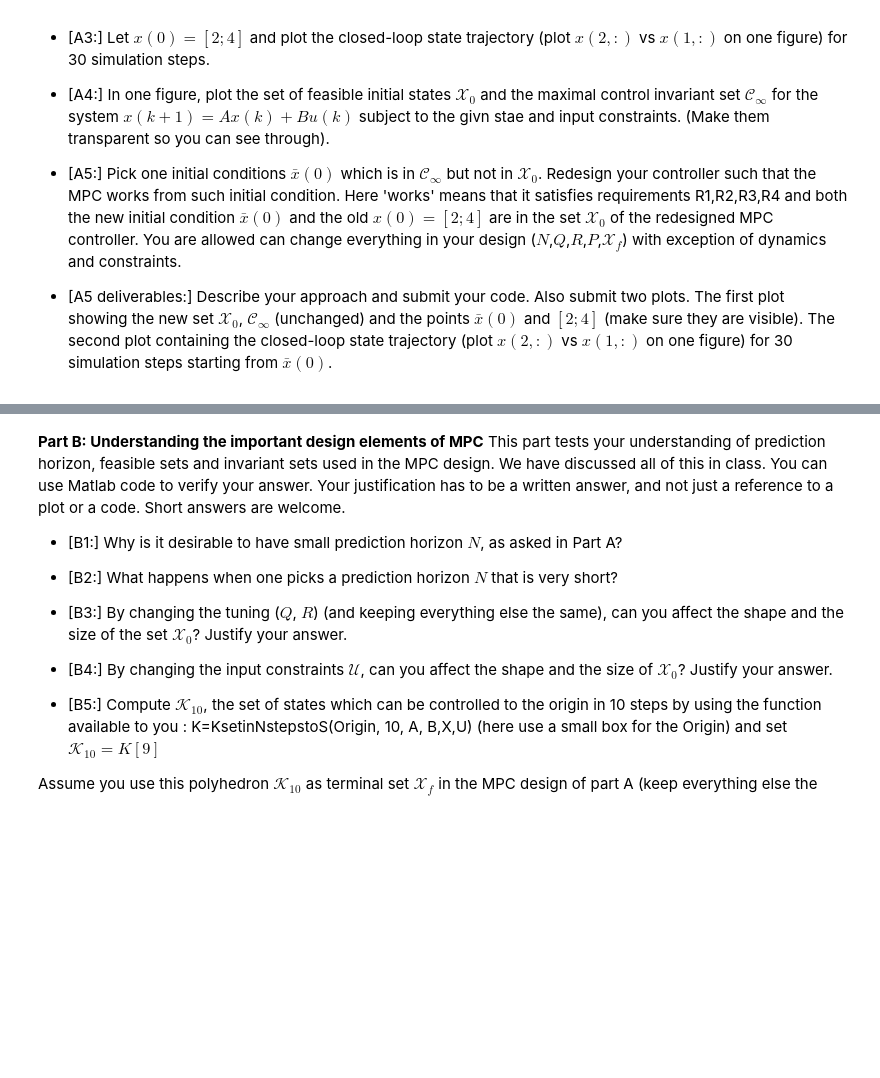
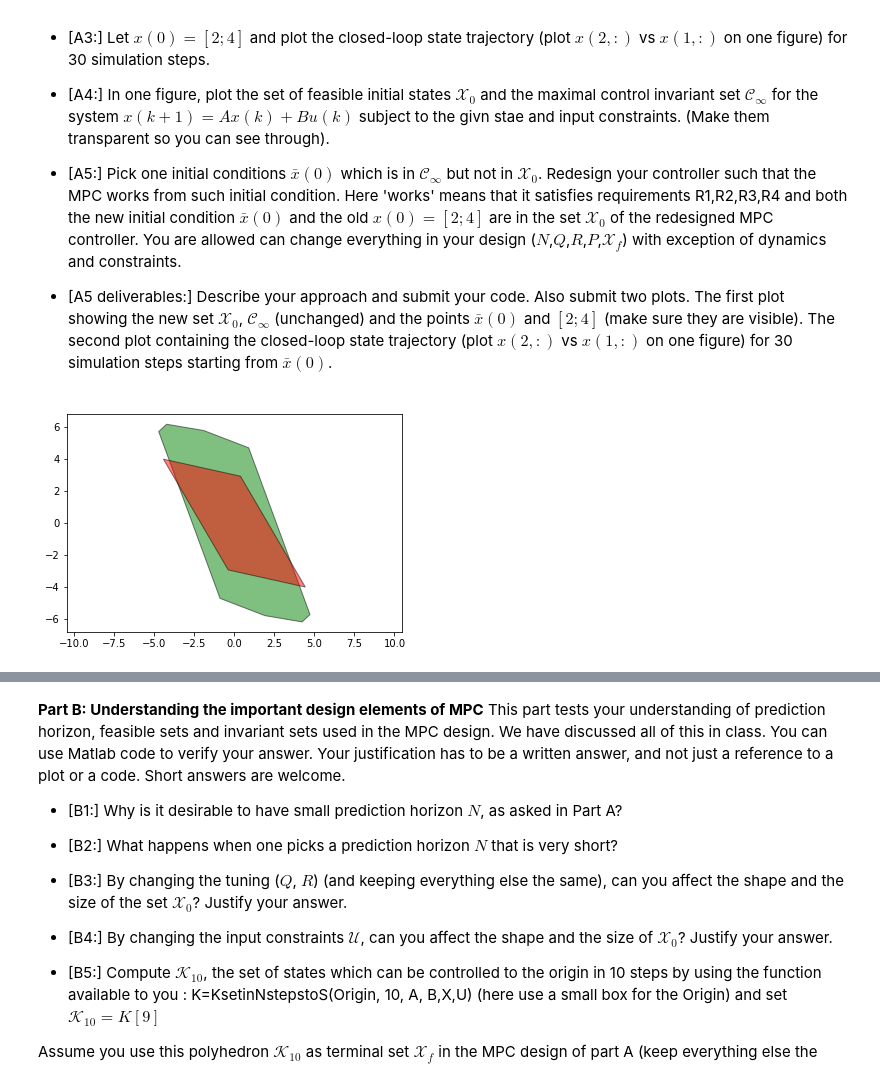
Before and after one commit to ZionDeng/Advanced-Control-Design, a Jupyter notebook: Past exams/2019Final.ipynb, the cells around one changed output, grey strips where cells are left out. Saved outputs shown, nothing was run; the diff lists cells and outputs as text; code cells hidden in the pictures; blank space fills up the shorter version.

Commit message:
final solution

```diff
--- a/Past exams/2019Final.ipynb
+++ b/Past exams/2019Final.ipynb
@@ -886,0 +862,58 @@ the new set $\mathcal{X}_0$, $\mathcal{C}_\infty$ (unchanged)  and the points $\
+# %%
+# solutions here:
+#[A1]
+#  solve this problem: construct xf as the max invariant set for the cl loop sys when the sys is controlled by LQR with the same tuning of MPC design -> pick P as P_inf of the LQR
+
+# define the system matrices
+A = np.array([[2, 0],
+               [0.4, 1.2]])
+B = np.array([[1],
+               [0]])
+
+# constraints on inputs and states
+x1U = 10
+x2U = 10
+uU = 5
+
+# constraint sets represented as polyhedra
+# state constraint
+X = pt.Polytope(np.array([[1.0, 0],
+                          [0, 1.0],
+                          [-1, 0],
+                          [0, -1]]),
+                np.array([[x1U],
+                          [x2U],
+                          [x1U],
+                          [x2U]]))
+# input constraint
+U = pt.Polytope(np.array([1, -1]).reshape(2,1),
+                np.array([uU, uU]).reshape(2,1))
+# define constraints
+
+nx = np.size(A,0)  # number of states
+nu = np.size(B,1)  # number of inputs
+
+Q = 0.1 * np.eye(2)
+R = np.array([1]).reshape(1,1)
+
+Finf, Pinf = dlqr(A, B, Q, R)
+
+# compute xf and P -> O-inf
+Acl = A - B@ Finf
+# remember to convert input constraints in state constraints
+S = X.intersect(pt.Polytope(U.A@ -Finf, U.b))
+Oinf, converged = max_pos_inv(Acl,S)
+
+Finf2, Pinf2 = dlqr(A, B, 1 * Q, 0.01 * R)
+Acl2 = A - B@Finf2
+S2 = X.intersect(pt.Polytope(U.A@ -Finf2, U.b))
+Oinf2, converged = max_pos_inv(Acl2,S2)
+
+fig, ax = plt.subplots()
+Oinf.plot(ax, color='g', alpha=0.5, linestyle='solid', linewidth=1, edgecolor=None)
+Oinf2.plot(ax, color='r', alpha=0.5, linestyle='solid', linewidth=1, edgecolor=None)
+ax.autoscale_view()
+ax.axis('equal')
+plt.show()
+# %% [output]
+[figure, added]
```
Also changed, not shown: parts of 15 cells of this notebook.
